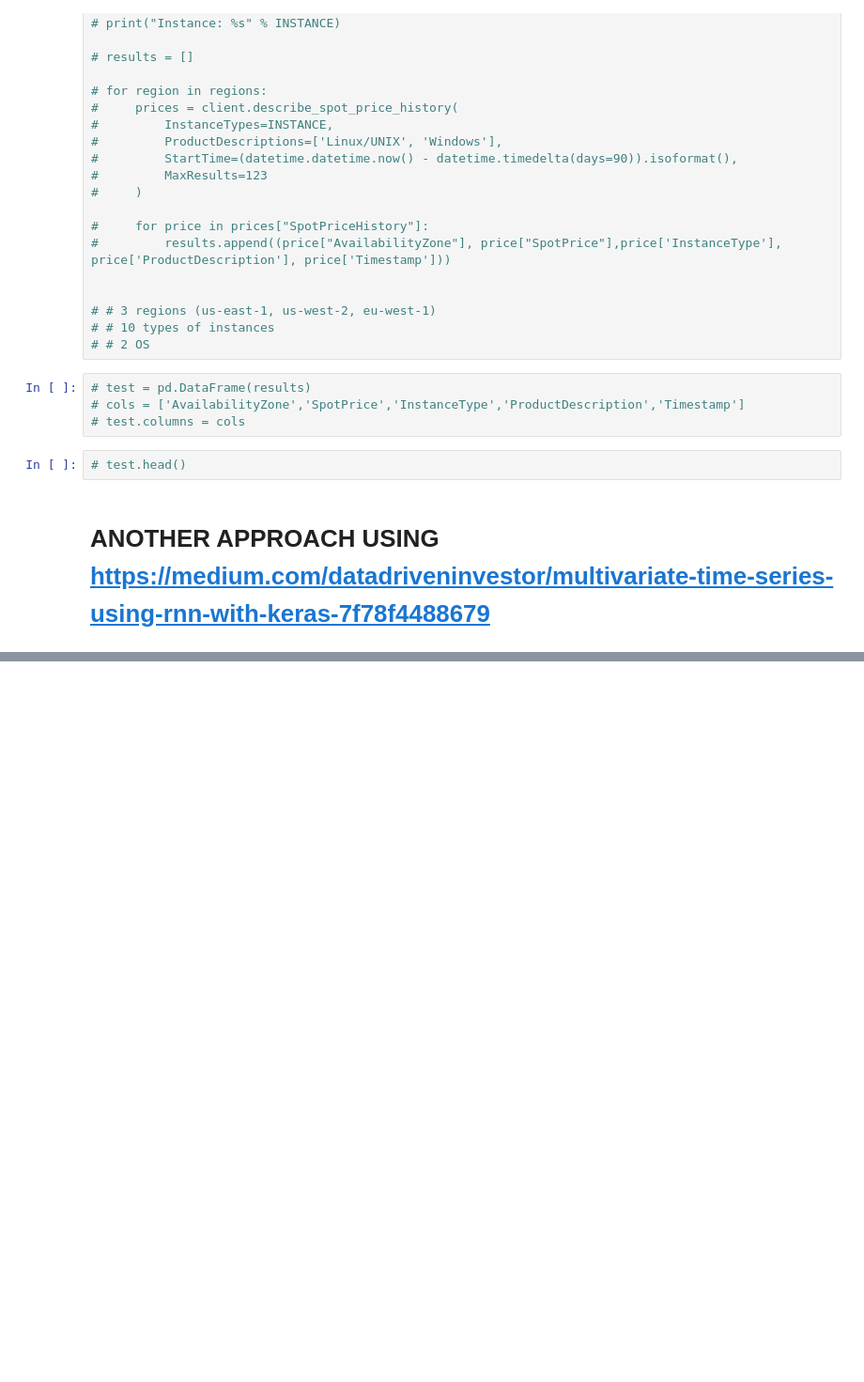
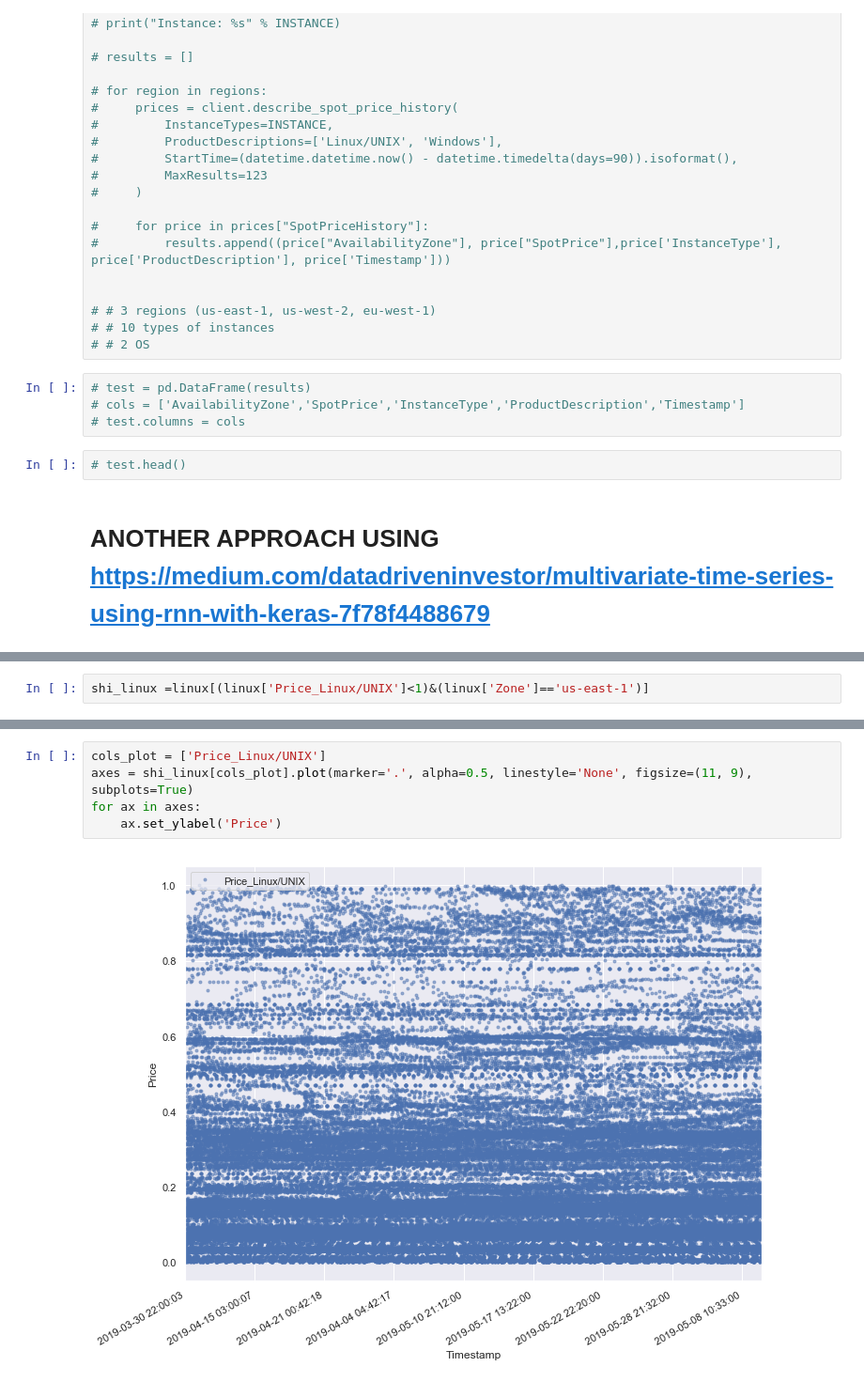
Before and after one commit to davestroud/Capstone, a Jupyter notebook: Features_formatting.ipynb, the cells around one changed output, grey strips where cells are left out. Shown at 94% size. Cells and saved outputs as stored; diff of their text form; blank space fills up the shorter version.

```diff
--- a/Features_formatting.ipynb
+++ b/Features_formatting.ipynb
@@ -1303,0 +1337,2 @@ print('Test RMSE: %.3f' % rmse)
+# %%
+shi_linux =linux[(linux['Price_Linux/UNIX']<1)&(linux['Zone']=='us-east-1')]
@@ -1303,0 +1349,7 @@ print('Test RMSE: %.3f' % rmse)
+# %%
+cols_plot = ['Price_Linux/UNIX']
+axes = shi_linux[cols_plot].plot(marker='.', alpha=0.5, linestyle='None', figsize=(11, 9), subplots=True)
+for ax in axes:
+    ax.set_ylabel('Price')
+# %% [output]
+[figure, added]
```
Also changed, not shown: parts of 18 cells of this notebook, 1 other file.
